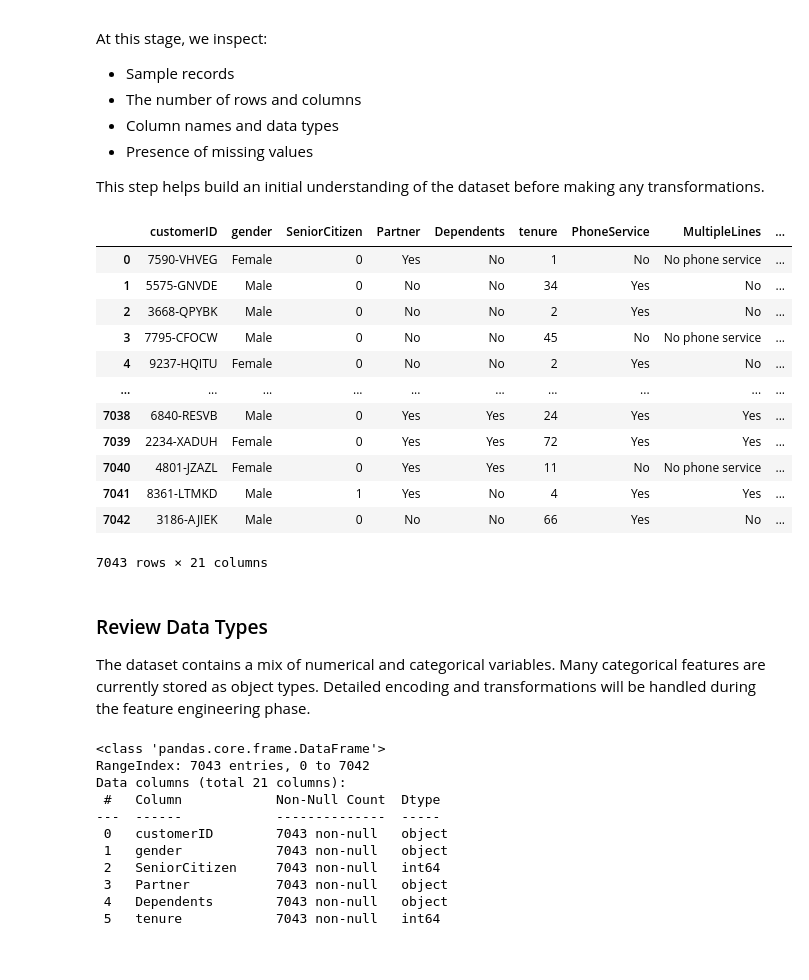
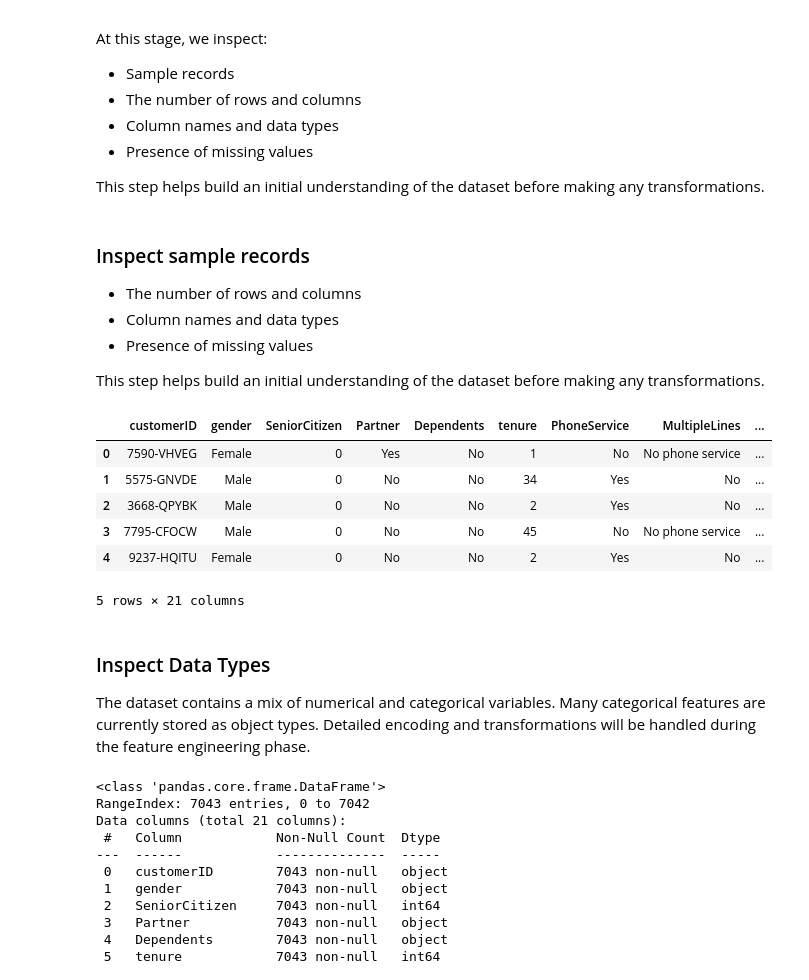
Before and after one commit to kushnertodd/telco-customer-churn, a Jupyter notebook: telco-customer-churn.ipynb, the cells around one changed output. Saved outputs shown, nothing was run; the diff lists cells and outputs as text; code cells hidden in the pictures; blank space fills up the shorter version.

```diff
--- a/telco-customer-churn.ipynb
+++ b/telco-customer-churn.ipynb
@@ -207,25 +207,25 @@ At this stage, we inspect:
 - Presence of missing values
 
 This step helps build an initial understanding of the dataset before making any transformations.
+# %% [markdown]
+### Inspect sample records
+- The number of rows and columns
+- Column names and data types
+- Presence of missing values
+
+This step helps build an initial understanding of the dataset before making any transformations.
 # %%
-df
+df.head()
 # %% [output]
 |  | customerID | gender | SeniorCitizen | Partner | Dependents | tenure | PhoneService | MultipleLines | ... |
 | 0 | 7590-VHVEG | Female | 0 | Yes | No | 1 | No | No phone service | ... |
 | 1 | 5575-GNVDE | Male | 0 | No | No | 34 | Yes | No | ... |
 | 2 | 3668-QPYBK | Male | 0 | No | No | 2 | Yes | No | ... |
 | 3 | 7795-CFOCW | Male | 0 | No | No | 45 | No | No phone service | ... |
 | 4 | 9237-HQITU | Female | 0 | No | No | 2 | Yes | No | ... |
-| ... | ... | ... | ... | ... | ... | ... | ... | ... | ... |
-| 7038 | 6840-RESVB | Male | 0 | Yes | Yes | 24 | Yes | Yes | ... |
-| 7039 | 2234-XADUH | Female | 0 | Yes | Yes | 72 | Yes | Yes | ... |
-| 7040 | 4801-JZAZL | Female | 0 | Yes | Yes | 11 | No | No phone service | ... |
-| 7041 | 8361-LTMKD | Male | 1 | Yes | No | 4 | Yes | Yes | ... |
-| 7042 | 3186-AJIEK | Male | 0 | No | No | 66 | Yes | No | ... |
-7043 rows × 21 columns
+5 rows × 21 columns
 # %% [markdown]
-### Review Data Types
-
+### Inspect Data Types
 The dataset contains a mix of numerical and categorical variables.
 Many categorical features are currently stored as object types.
 Detailed encoding and transformations will be handled during the feature engineering phase.
```
Also changed, not shown: parts of 26 cells of this notebook.
